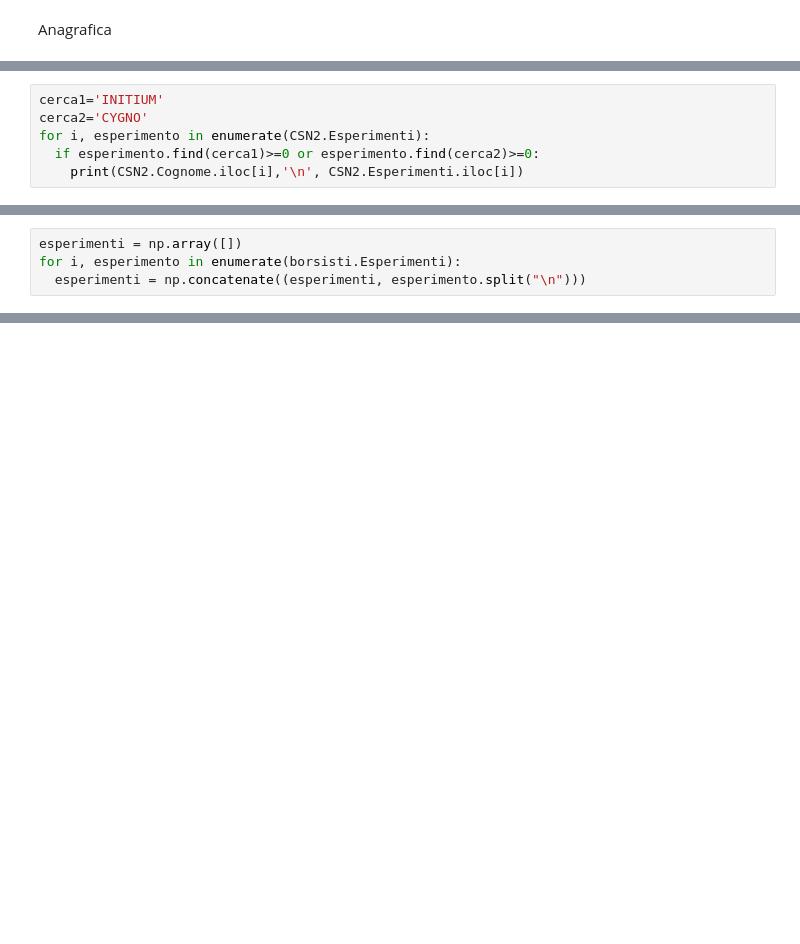
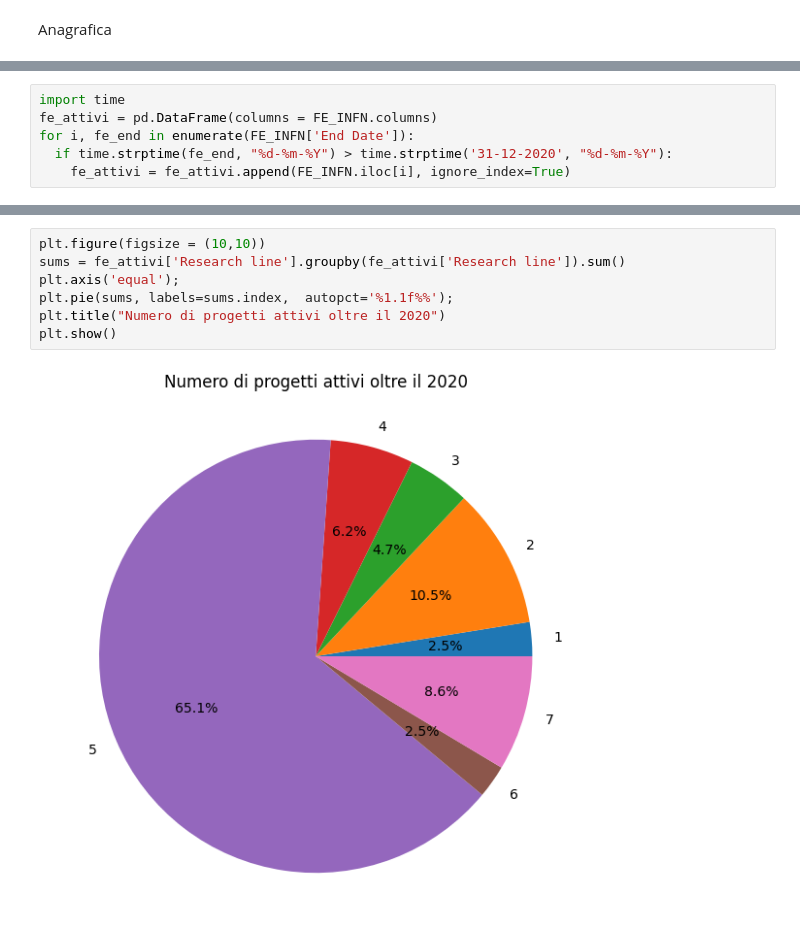
Before and after one commit to gmazzitelli/GSN2, a Jupyter notebook: AnagraficheCSN2.ipynb, the cells around one changed output, grey strips where cells are left out. Saved outputs shown, nothing was run; the diff lists cells and outputs as text; blank space fills up the shorter version.

```diff
--- a/AnagraficheCSN2.ipynb
+++ b/AnagraficheCSN2.ipynb
@@ -138,6 +158,0 @@ plt.show()
-# %%
-cerca1='INITIUM'
-cerca2='CYGNO'
-for i, esperimento in enumerate(CSN2.Esperimenti):
-  if esperimento.find(cerca1)>=0 or esperimento.find(cerca2)>=0:
-    print(CSN2.Cognome.iloc[i],'\n', CSN2.Esperimenti.iloc[i])
@@ -162,4 +158,0 @@ Benussi
-# %%
-esperimenti = np.array([])
-for i, esperimento in enumerate(borsisti.Esperimenti):
-  esperimenti = np.concatenate((esperimenti, esperimento.split("\n")))
@@ -205,0 +225,6 @@ tecnici
+# %%
+import time
+fe_attivi = pd.DataFrame(columns = FE_INFN.columns)
+for i, fe_end in enumerate(FE_INFN['End Date']):
+  if time.strptime(fe_end, "%d-%m-%Y") > time.strptime('31-12-2020', "%d-%m-%Y"):
+    fe_attivi = fe_attivi.append(FE_INFN.iloc[i], ignore_index=True)
@@ -205,0 +250,9 @@ tecnici
+# %%
+plt.figure(figsize = (10,10))
+sums = fe_attivi['Research line'].groupby(fe_attivi['Research line']).sum()
+plt.axis('equal');
+plt.pie(sums, labels=sums.index,  autopct='%1.1f%%');
+plt.title("Numero di progetti attivi oltre il 2020")
+plt.show()
+# %% [output]
+[figure, added]
```
Also changed, not shown: parts of 22 cells of this notebook.
